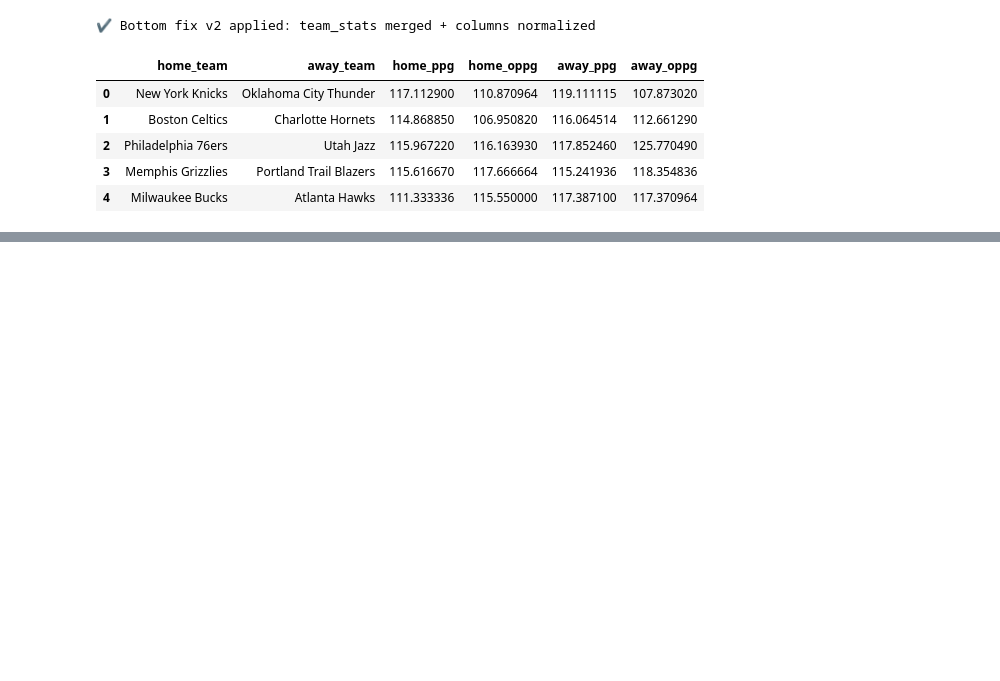
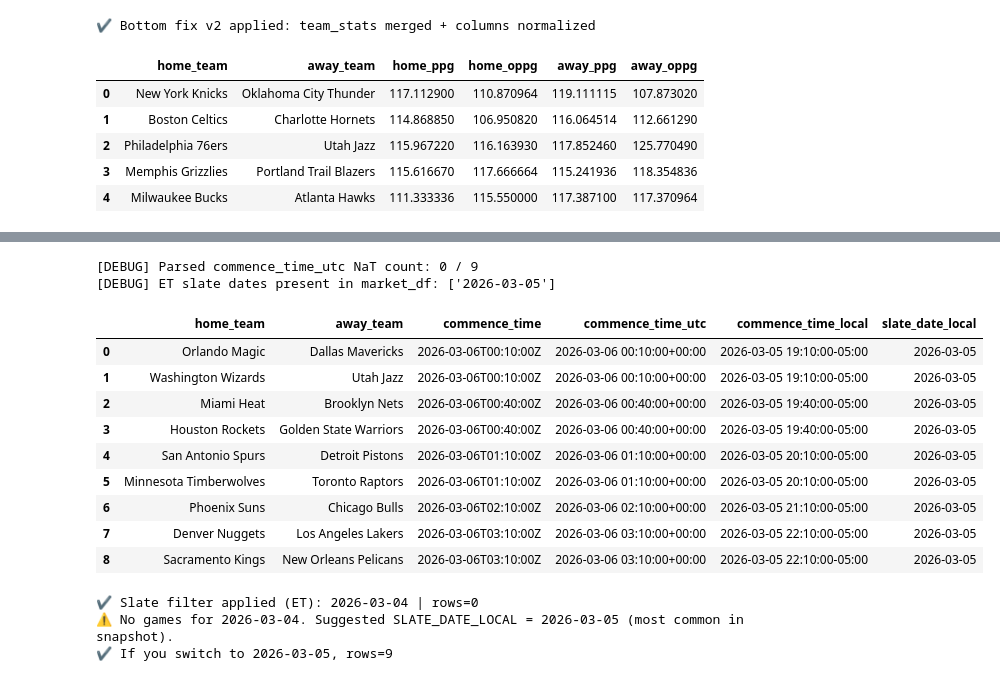
Before and after one commit to dchav12/New-stable-, a Jupyter notebook: NBA_STABLE.ipynb, the cells around one changed output, grey strips where cells are left out. Drawn from its saved outputs; the diff is of its cells as text; code cells hidden in the pictures; blank space fills up the shorter version.

```diff
--- a/NBA_STABLE.ipynb
+++ b/NBA_STABLE.ipynb
@@ -19426,0 +19997,66 @@ Model%: 53.3% | Edge: 1.0% | Fair: -114
+# %%
+import pandas as pd
+import pytz
+
+LOCAL_TZ = "America/New_York"     # ET
+SLATE_DATE_LOCAL = "2026-03-04"   # what you *think* the slate is
+
+if "market_df" not in globals() or market_df is None or len(market_df) == 0:
+    raise RuntimeError("market_df not found. Run Odds API pull first.")
+
+m = market_df.copy()
+
+# find time col
+time_col = None
+for c in ["commence_time", "start_time", "game_time", "kickoff_time"]:
+    if c in m.columns:
+        time_col = c
+        break
+if time_col is None:
+    raise RuntimeError(f"No time column found. cols={list(m.columns)}")
+
+# parse -> UTC -> ET
+m["commence_time_utc"] = pd.to_datetime(m[time_col], utc=True, errors="coerce")
+
+# DEBUG: show parsing health
+print(f"[DEBUG] Parsed commence_time_utc NaT count: {m['commence_time_utc'].isna().sum()} / {len(m)}")
+
+et = pytz.timezone(LOCAL_TZ)
+m["commence_time_local"] = m["commence_time_utc"].dt.tz_convert(et)
+m["slate_date_local"] = m["commence_time_local"].dt.date.astype(str)
+
+# DEBUG: show what dates actually exist in ET
+dates_present = sorted(m["slate_date_local"].dropna().unique().tolist())
+print("[DEBUG] ET slate dates present in market_df:", dates_present)
+
+# DEBUG: show all games with ET times
+show_cols = ["home_team","away_team",time_col,"commence_time_utc","commence_time_local","slate_date_local"]
+display(m[show_cols].sort_values("commence_time_local").reset_index(drop=True))
+
+# filter
+games_df = m[m["slate_date_local"] == SLATE_DATE_LOCAL].copy().reset_index(drop=True)
+print(f"✔ Slate filter applied (ET): {SLATE_DATE_LOCAL} | rows={len(games_df)}")
+
+# if empty, auto-suggest the closest valid slate date
+if len(games_df) == 0 and len(dates_present) > 0:
+    # choose the most common date in the data
+    suggested = m["slate_date_local"].value_counts().idxmax()
+    print(f"⚠️ No games for {SLATE_DATE_LOCAL}. Suggested SLATE_DATE_LOCAL = {suggested} (most common in snapshot).")
+    games_df2 = m[m["slate_date_local"] == suggested].copy().reset_index(drop=True)
+    print(f"✔ If you switch to {suggested}, rows={len(games_df2)}")
+# %% [output]
+[DEBUG] Parsed commence_time_utc NaT count: 0 / 9
+[DEBUG] ET slate dates present in market_df: ['2026-03-05']
+|  | home_team | away_team | commence_time | commence_time_utc | commence_time_local | slate_date_local |
+| 0 | Orlando Magic | Dallas Mavericks | 2026-03-06T00:10:00Z | 2026-03-06 00:10:00+00:00 | 2026-03-05 19:10:00-05:00 | 2026-03-05 |
+| 1 | Washington Wizards | Utah Jazz | 2026-03-06T00:10:00Z | 2026-03-06 00:10:00+00:00 | 2026-03-05 19:10:00-05:00 | 2026-03-05 |
+| 2 | Miami Heat | Brooklyn Nets | 2026-03-06T00:40:00Z | 2026-03-06 00:40:00+00:00 | 2026-03-05 19:40:00-05:00 | 2026-03-05 |
+| 3 | Houston Rockets | Golden State Warriors | 2026-03-06T00:40:00Z | 2026-03-06 00:40:00+00:00 | 2026-03-05 19:40:00-05:00 | 2026-03-05 |
+| 4 | San Antonio Spurs | Detroit Pistons | 2026-03-06T01:10:00Z | 2026-03-06 01:10:00+00:00 | 2026-03-05 20:10:00-05:00 | 2026-03-05 |
+| 5 | Minnesota Timberwolves | Toronto Raptors | 2026-03-06T01:10:00Z | 2026-03-06 01:10:00+00:00 | 2026-03-05 20:10:00-05:00 | 2026-03-05 |
+| 6 | Phoenix Suns | Chicago Bulls | 2026-03-06T02:10:00Z | 2026-03-06 02:10:00+00:00 | 2026-03-05 21:10:00-05:00 | 2026-03-05 |
+| 7 | Denver Nuggets | Los Angeles Lakers | 2026-03-06T03:10:00Z | 2026-03-06 03:10:00+00:00 | 2026-03-05 22:10:00-05:00 | 2026-03-05 |
+| 8 | Sacramento Kings | New Orleans Pelicans | 2026-03-06T03:10:00Z | 2026-03-06 03:10:00+00:00 | 2026-03-05 22:10:00-05:00 | 2026-03-05 |
+✔ Slate filter applied (ET): 2026-03-04 | rows=0
+⚠️ No games for 2026-03-04. Suggested SLATE_DATE_LOCAL = 2026-03-05 (most common in snapshot).
+✔ If you switch to 2026-03-05, rows=9
```
Also changed, not shown: parts of 17 cells of this notebook.
